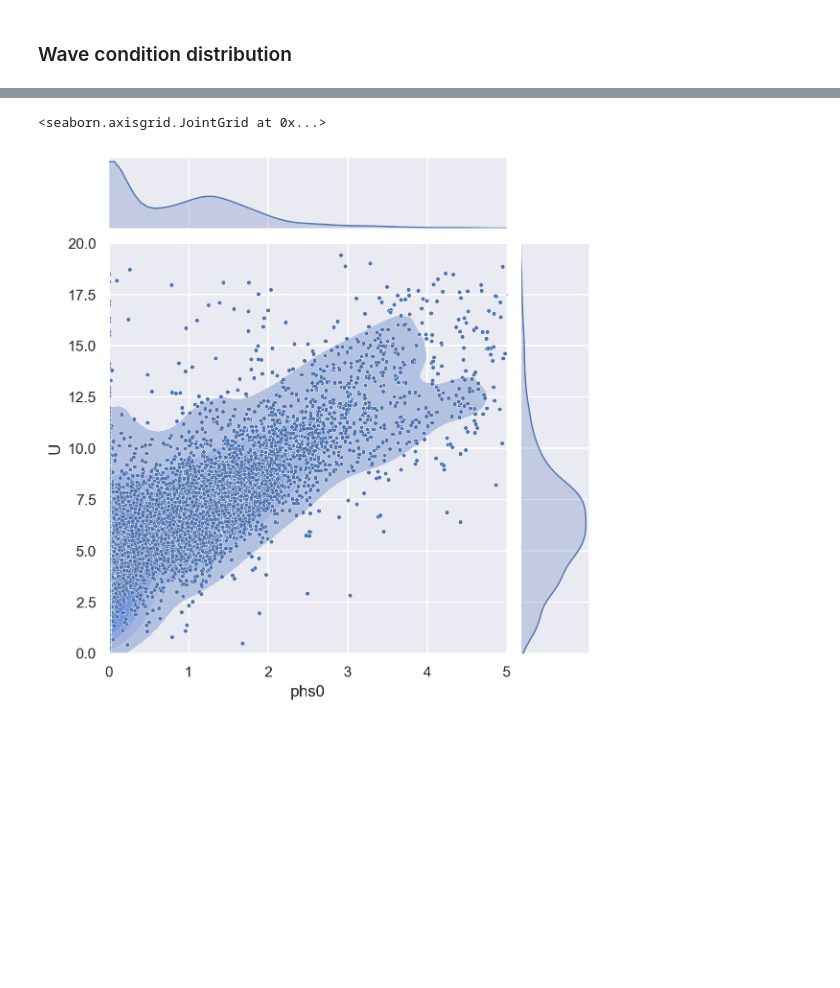
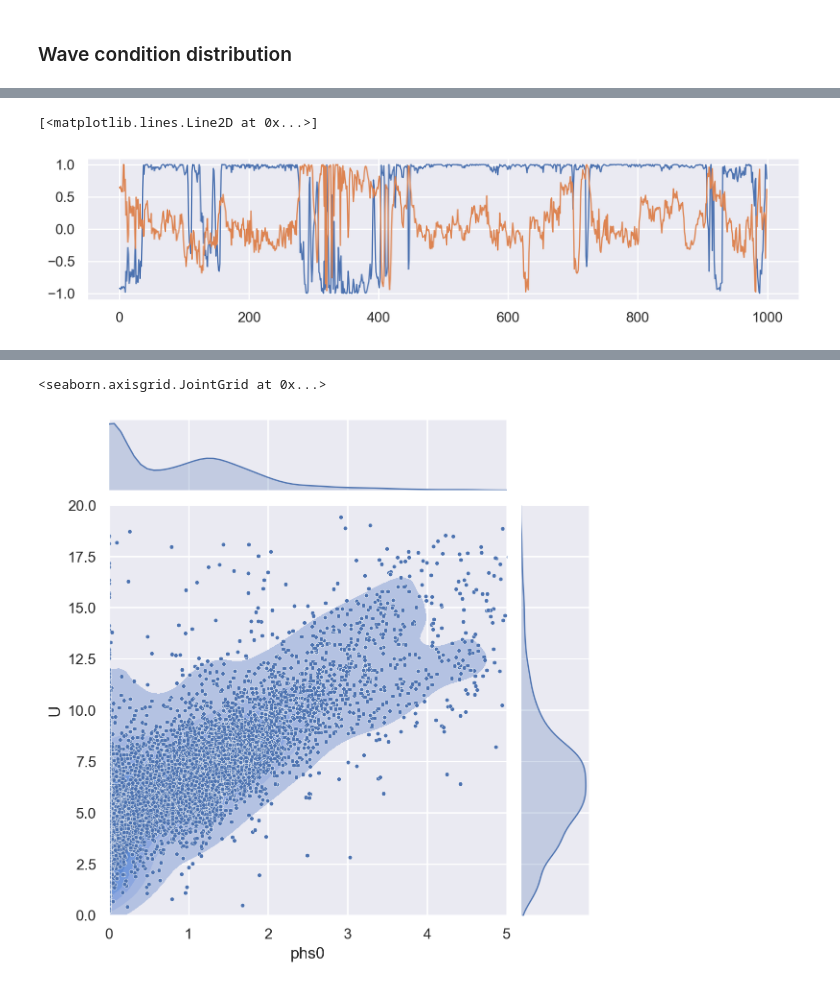
Before and after one commit to jiarong-wu/mlflux, a Jupyter notebook: notebooks/processing/data_test.ipynb, the cells around one changed output, grey strips where cells are left out. Saved outputs shown, nothing was run; the diff lists cells and outputs as text; code cells hidden in the pictures; blank space fills up the shorter version.

```diff
--- a/notebooks/processing/data_test.ipynb
+++ b/notebooks/processing/data_test.ipynb
@@ -169,0 +209,14 @@ ds = xr.load_dataset('../../data/Processed/psd_wave.nc')
+# %%
+fig = plt.figure(figsize=[10,2])
+pcode = 83
+ds['cos0'] = np.cos(np.deg2rad(ds.wdir-ds.pdir0))
+ds['cos1'] = np.cos(np.deg2rad(ds.wdir-ds.pdir1))
+temp0 = ds['cos0']*ds['phs0']
+temp1 = ds['cos1']*ds['phs1']
+plt.plot(ds['cos0'].where(ds.pcode==pcode,drop=True).values[:1000], linewidth=1)
+plt.plot(ds['cos1'].where(ds.pcode==pcode,drop=True).values[:1000], linewidth=1)
+# plt.plot(temp0.where(ds.pcode==pcode,drop=True).values[:1000], linewidth=1)
+# plt.plot(temp1.where(ds.pcode==pcode,drop=True).values[:1000], linewidth=1)
+# %% [output]
+[<matplotlib.lines.Line2D at 0x...>]
+[figure, added]
```
Also changed, not shown: parts of 8 cells of this notebook, 8 other files.
